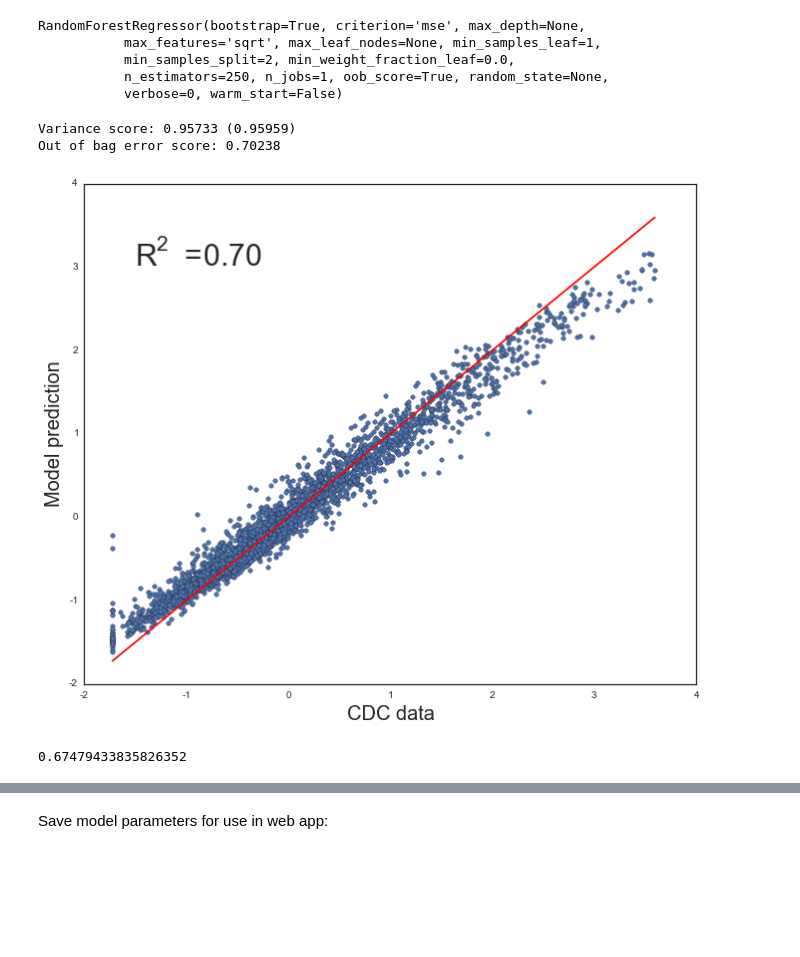
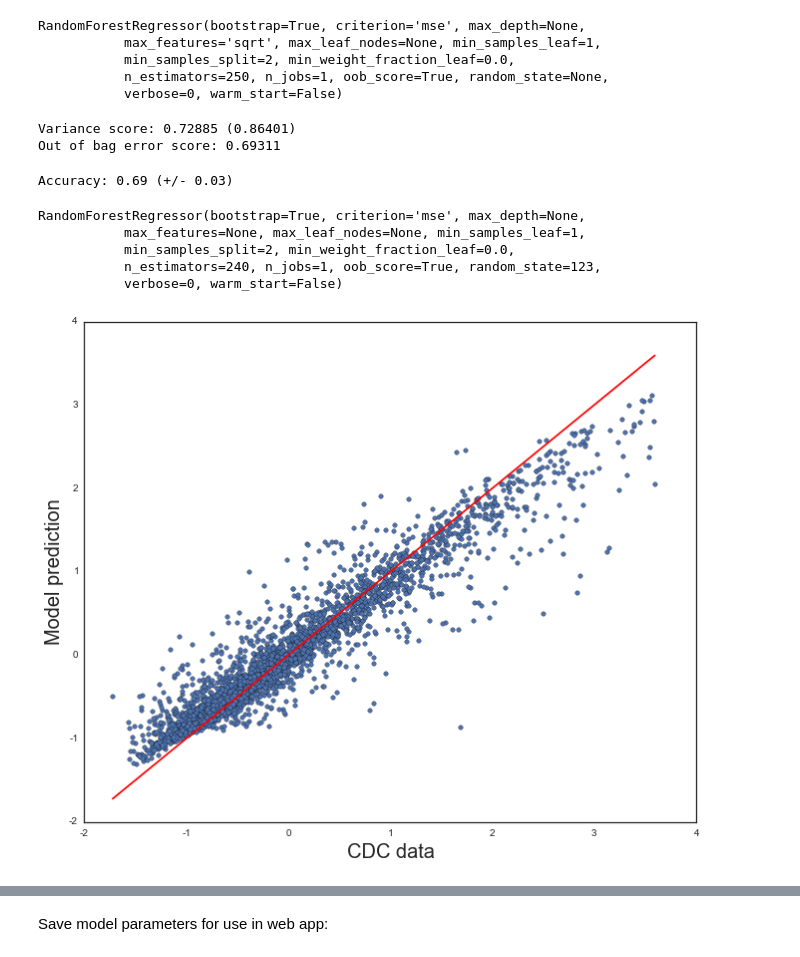
Before and after one commit to ahwkuepper/stdme, a Jupyter notebook: code/CDC_and_census_data_exploration_and_cleaning_Chlamydia.ipynb, the cells around one changed output, grey strips where cells are left out. Saved outputs shown, nothing was run; the diff lists cells and outputs as text; code cells hidden in the pictures; blank space fills up the shorter version.

```diff
--- a/code/CDC_and_census_data_exploration_and_cleaning_Chlamydia.ipynb
+++ b/code/CDC_and_census_data_exploration_and_cleaning_Chlamydia.ipynb
@@ -1338,8 +1430,7 @@ Y_train = Y[training_list]
 Y_test = Y[test_list]
 # %%
 clf = RandomForestRegressor(n_estimators=250, oob_score=True, max_features='sqrt')
-clf.fit(X_full, Y_full)
-#clf.fit(X_train, Y_train)
+clf.fit(X_train, Y_train)
 # %% [output]
 RandomForestRegressor(bootstrap=True, criterion='mse', max_depth=None,
            max_features='sqrt', max_leaf_nodes=None, min_samples_leaf=1,
@@ -1349,21 +1440,35 @@ RandomForestRegressor(bootstrap=True, criterion='mse', max_depth=None,
 # %%
 print('Variance score: %.5f\t(%.5f)\nOut of bag error score: %.5f' % (clf.score(X_test, Y_test), clf.score(X_full, Y_full),clf.oob_score_))
 # %% [output]
-Variance score: 0.95733 (0.95959)
-Out of bag error score: 0.70238
+Variance score: 0.72885 (0.86401)
+Out of bag error score: 0.69311
+# %%
+scores_randomforest = cross_validation.cross_val_score(clf, X_train, Y_train, cv=cv, n_jobs=1)
+print("Accuracy: %0.2f (+/- %0.2f)" % (scores_randomforest.mean(), scores_randomforest.std() * 2))
+# %% [output]
+Accuracy: 0.69 (+/- 0.03)
+# %%
+clf = RandomForestRegressor(n_estimators=250, oob_score=True, max_features='sqrt')
+clf.fit(X_train, Y_train)
+# %% [output]
+RandomForestRegressor(bootstrap=True, criterion='mse', max_depth=None,
+           max_features=None, max_leaf_nodes=None, min_samples_leaf=1,
+           min_samples_split=2, min_weight_fraction_leaf=0.0,
+           n_estimators=240, n_jobs=1, oob_score=True, random_state=123,
+           verbose=0, warm_start=False)
 # %%
 # Set up the matplotlib figure
 f, ax = plt.subplots(figsize=(11, 9))
 
-ax.text(-1.5, 3, r'$R^2 = $%.2f'%(clf.oob_score_), fontsize=30)
+#ax.text(-1.5, 3, r'$R^2 = $%.2f'%(clf.oob_score_), fontsize=30)
 
 
 ax.set_xlabel("CDC data", fontsize=20)
 ax.set_ylabel("Model prediction", fontsize=20)
 
-ax = plt.scatter(Y_full,clf.predict(X_full))
-ax2 = plt.plot(np.linspace(Y_full.min(),Y_full.max(),10),np.linspace(Y_full.min(),Y_full.max(),10),color='red')
+ax = plt.scatter(Y,clf.predict(X))
+ax2 = plt.plot(np.linspace(Y.min(),Y.max(),10),np.linspace(Y.min(),Y.max(),10),color='red')
 
-plt.savefig('../graphics/cross-correlation.png', bbox_inches='tight', dpi=150)
+plt.savefig('../graphics/data_vs_model.png', bbox_inches='tight', dpi=150)
 # %% [output]
-[figure, old version]
+[figure, new version]
@@ -1373,7 +1475,3 @@ scores = cross_val_score(clf, X_full, Y_full)
-# %%
-scores.mean()
-# %% [output]
-0.67479433835826352
 # %%
 from collections import OrderedDict
 RANDOM_STATE = 123
```
Also changed, not shown: parts of 66 cells of this notebook, 12 other files.
